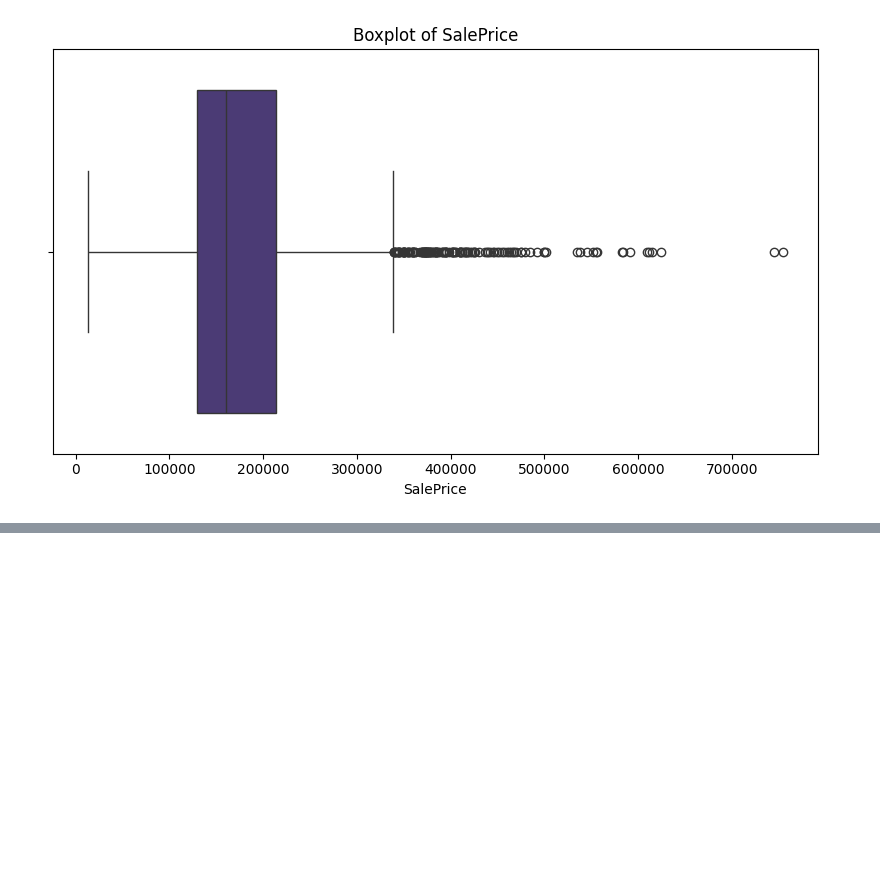
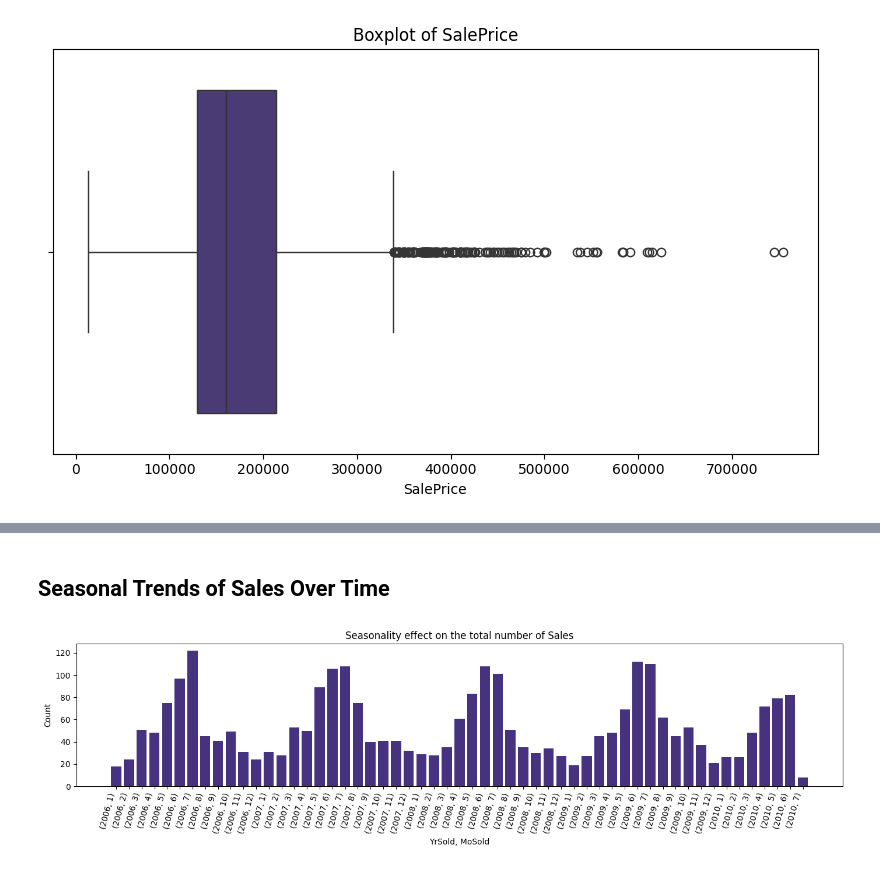
Before and after one commit to i-demetriou/dsc510-group-project, a Jupyter notebook: dsc510.theofanous.alexandrou.demetriou.ipynb, the cells around one changed output, grey strips where cells are left out. Saved outputs shown, nothing was run; the diff lists cells and outputs as text; code cells hidden in the pictures; blank space fills up the shorter version.

```diff
--- a/dsc510.theofanous.alexandrou.demetriou.ipynb
+++ b/dsc510.theofanous.alexandrou.demetriou.ipynb
@@ -933,0 +932,34 @@ R² score – proportion of variance explained.
+# %% [markdown]
+## Seasonal Trends of Sales Over Time
+# %%
+for col in ["Yr Sold", "Mo Sold"]:
+    if col not in original.columns:
+        raise KeyError(f"Απουσιάζει η στήλη: {col}")
+
+tmp = (
+    original[["Yr Sold", "Mo Sold"]]
+    .dropna()
+    .astype({"Yr Sold": int, "Mo Sold": int})
+    .groupby(["Yr Sold", "Mo Sold"])
+    .size()
+    .reset_index(name="count")
+    .sort_values(["Yr Sold", "Mo Sold"])
+)
+labels = [f"({y}, {m})" for y, m in zip(tmp["Yr Sold"], tmp["Mo Sold"])]
+
+plt.ioff()
+fig = plt.figure(figsize=(14, 4))
+ax = fig.gca()
+
+x = np.arange(len(tmp))
+ax.bar(x, tmp["count"])
+ax.set_title("Seasonality effect on the total number of Sales")
+ax.set_xlabel("YrSold, MoSold")
+ax.set_ylabel("Count")
+ax.set_xticks(x)
+ax.set_xticklabels(labels, rotation=75, ha="right")
+
+fig.tight_layout()
+plt.show()
+# %% [output]
+[figure, added]
```
Also changed, not shown: parts of 28 cells of this notebook.
